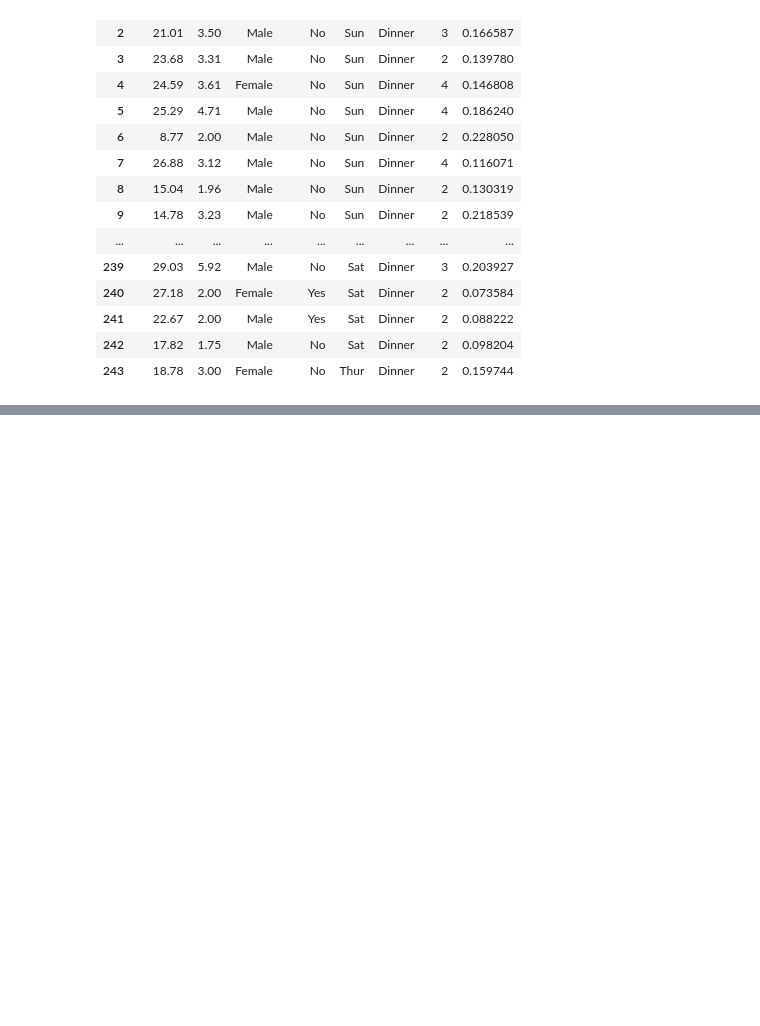
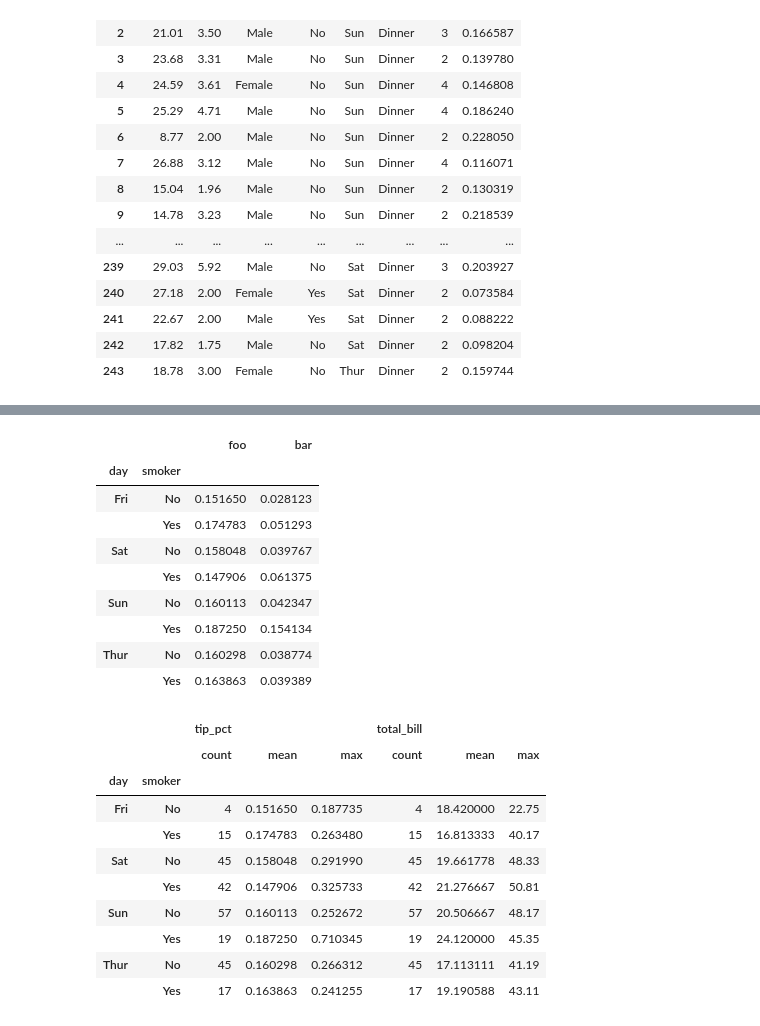
Before and after one commit to MuayThaiLegz/Py_DataAnalysis, a Jupyter notebook: Py_DataC10.ipynb, the cells around one changed output, grey strips where cells are left out. Drawn from its saved outputs; the diff is of its cells as text; code cells hidden in the pictures; blank space fills up the shorter version.

```diff
--- a/Py_DataC10.ipynb
+++ b/Py_DataC10.ipynb
@@ -281,6 +281,10 @@ tips = pd.read_csv('tips.csv')
 tips['tip_pct'] = tips['tip'] / tips['total_bill']
 
 display(tips)
+
+# To aggregate using a different fucntion depending on hte column, or multiple fucntions at once.
+
+grouped = tips.groupby(['day', 'smoker'])
 # %% [output]
 |  | total_bill | tip | sex | smoker | day | time | size | tip_pct |
 | 0 | 16.99 | 1.01 | Female | No | Sun | Dinner | 2 | 0.059447 |
@@ -299,3 +303,52 @@ display(tips)
 | 241 | 22.67 | 2.00 | Male | Yes | Sat | Dinner | 2 | 0.088222 |
 | 242 | 17.82 | 1.75 | Male | No | Sat | Dinner | 2 | 0.098204 |
 | 243 | 18.78 | 3.00 | Female | No | Thur | Dinner | 2 | 0.159744 |
+# %%
+# For descriptive statistics like those in table 10-1 use fucntion name as string
+
+grouped_pct = grouped['tip_pct']
+
+display(grouped_pct.agg('mean'))
+
+# passing a list of fucntions or function names instead,
+# u get bacj a DataFrame with column namess taken from the functions:
+
+display(grouped_pct.agg(['mean', 'std', peak_to_peak]))
+
+# Passing a list of (name, fucntion) tuples,
+# the first element of each tuple will be used as the DataFrame column names
+# (Think of a list of 2 tuples as an ordered mapping)
+
+display(grouped_pct.agg([('foo', 'mean'), ('bar', np.std)]))
+
+# With D DataFrame You have more options,specify a list of functions
+# to apply to all of the columns or different functions per column.
+# Suppose we wanted to compute the same three statistics for the tip_pct and total bill
+
+fucntions = ['count', 'mean', 'max']
+
+result = grouped['tip_pct', 'total_bill'].agg(fucntions)
+
+display(result)
+
+display(result['tip_pct'])
+
+# As before, a list of tuples with custom names can be passed
+
+ftuples = [('Durchschnitt', 'mean'), ('Abeweichung', np.var)]
+
+display(grouped['tip_pct', 'total_bill'].agg(ftuples))
+
+# To apply potentially different functions to one or more of the columns.
+# To do this, pass a dict to agg that contains a mapping of column names to any of the function
+# specification listed so far:
+
+display(grouped.agg({'tip' : np.max, 'size' : 'sum'}))
+
+display(grouped.agg({'tip_pct' : ['min', 'max', 'mean', 'std'],
+                     'size': 'sum'}))
+
+# Returning Aggregated Data Without Row Indexs: by passing as_index = false to groupby
+
+display(tips.groupby(['day','smoker'], as_index=False).mean())
+# %% [output]
@@ -301,0 +375,21 @@ display(tips)
+|  |  | foo | bar |
+| day | smoker |  |  |
+| Fri | No | 0.151650 | 0.028123 |
+|  | Yes | 0.174783 | 0.051293 |
+| Sat | No | 0.158048 | 0.039767 |
+|  | Yes | 0.147906 | 0.061375 |
+| Sun | No | 0.160113 | 0.042347 |
+|  | Yes | 0.187250 | 0.154134 |
+| Thur | No | 0.160298 | 0.038774 |
+|  | Yes | 0.163863 | 0.039389 |
+|  |  | tip_pct |  |  | total_bill |  |  |
+|  |  | count | mean | max | count | mean | max |
+| day | smoker |  |  |  |  |  |  |
+| Fri | No | 4 | 0.151650 | 0.187735 | 4 | 18.420000 | 22.75 |
+|  | Yes | 15 | 0.174783 | 0.263480 | 15 | 16.813333 | 40.17 |
+| Sat | No | 45 | 0.158048 | 0.291990 | 45 | 19.661778 | 48.33 |
+|  | Yes | 42 | 0.147906 | 0.325733 | 42 | 21.276667 | 50.81 |
+| Sun | No | 57 | 0.160113 | 0.252672 | 57 | 20.506667 | 48.17 |
+|  | Yes | 19 | 0.187250 | 0.710345 | 19 | 24.120000 | 45.35 |
+| Thur | No | 45 | 0.160298 | 0.266312 | 45 | 17.113111 | 41.19 |
+|  | Yes | 17 | 0.163863 | 0.241255 | 17 | 19.190588 | 43.11 |
```
Also changed, not shown: parts of 4 cells of this notebook.
